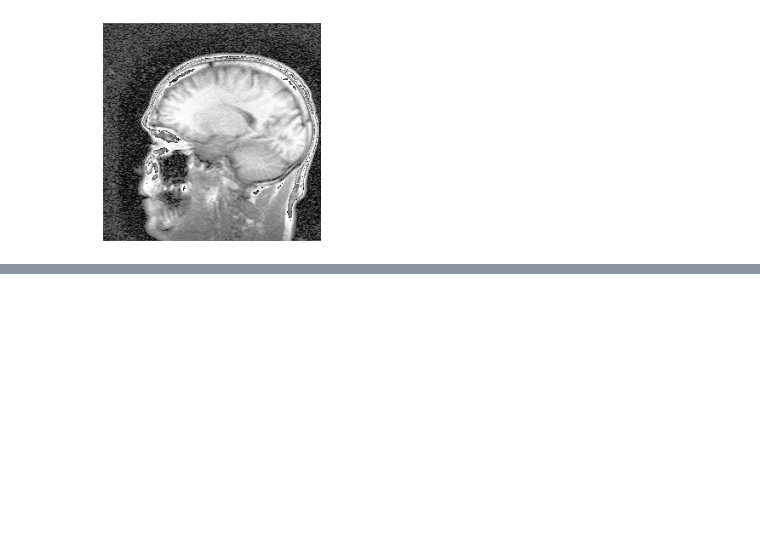
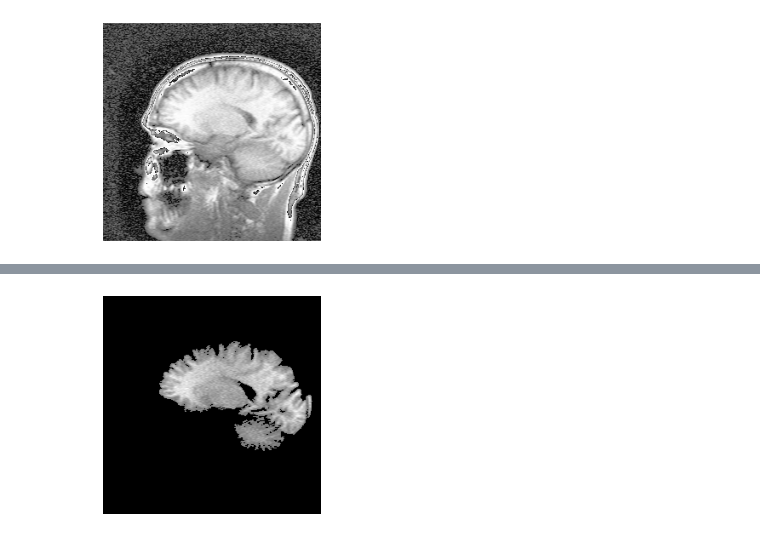
Before and after one commit to CorleoneJW/3DHuman, a Jupyter notebook: CTimage.ipynb, the cells around one changed output, grey strips where cells are left out. Drawn from its saved outputs; the diff is of its cells as text; code cells hidden in the pictures; blank space fills up the shorter version.

Commit message:
tried the region growing method and the edge detection method(bad result)

```diff
--- a/CTimage.ipynb
+++ b/CTimage.ipynb
@@ -86,2 +96,13 @@ plt.show()
+# %%
+# Region growing method
+regionGrowingImage = pixels
+seedPoint = (100,100)
+threshold = 95
+brainImageRegionGrowing = CTimageLIB.regionGrowing(regionGrowingImage, seedPoint, threshold)
+plt.imshow(brainImageRegionGrowing, cmap='gray')
+plt.axis('off')
+plt.show()
+# %% [output]
+[figure, added]
 # %%
 # Edge detection method
```
Also changed, not shown: parts of 3 cells of this notebook.
